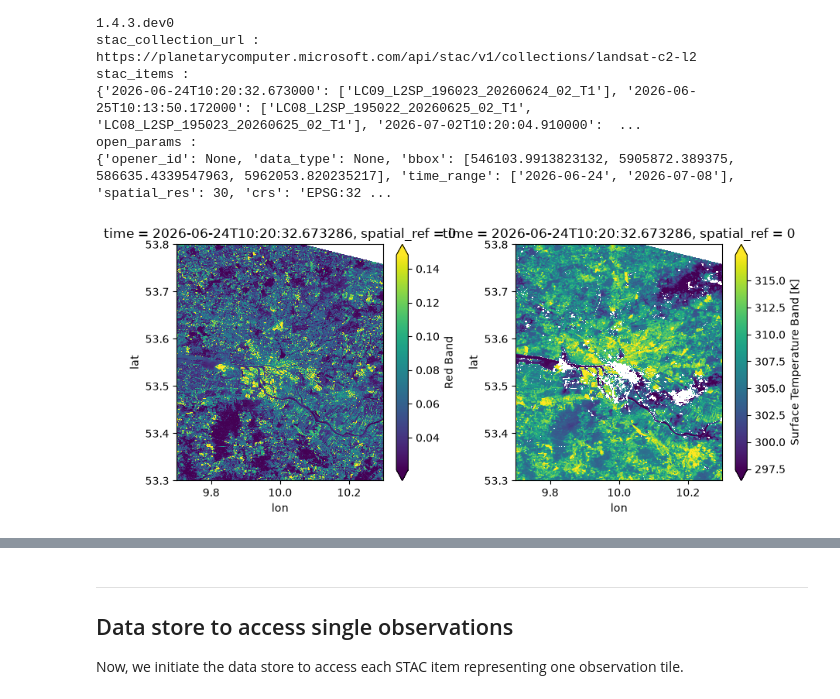
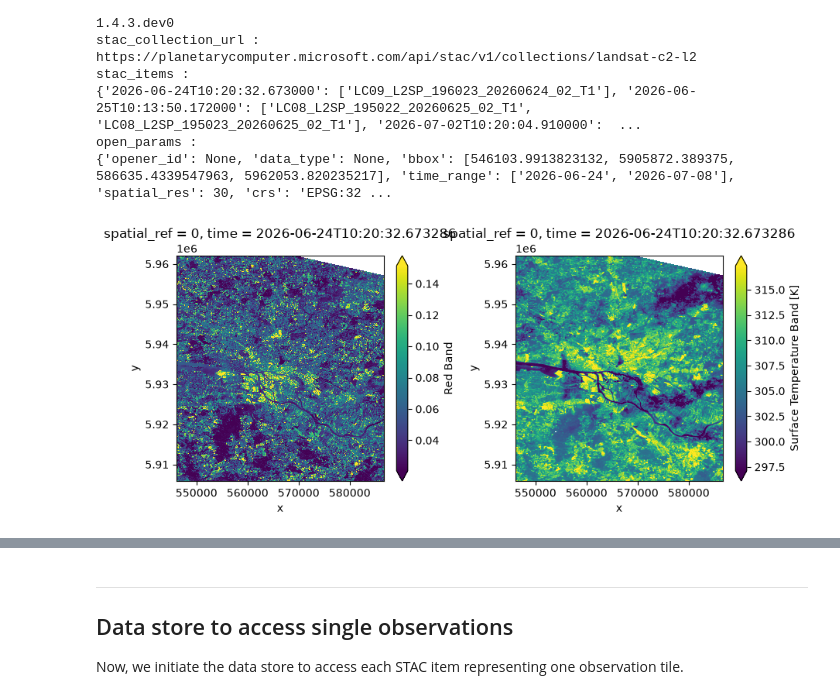
Before and after one commit to xcube-dev/xcube-stac, a Jupyter notebook: examples/notebooks/landsat_planetary_computer.ipynb, the cells around one changed output, grey strips where cells are left out. Drawn from its saved outputs; the diff is of its cells as text; code cells hidden in the pictures.

```diff
--- a/examples/notebooks/landsat_planetary_computer.ipynb
+++ b/examples/notebooks/landsat_planetary_computer.ipynb
@@ -284,9 +284,9 @@ open_params :
 # %%
 %%time
 fig, ax = plt.subplots(1, 2, figsize=(9, 4))
-ds.red.isel(time=0).plot(ax=ax[0], robust=True)
-ds.lwir11.isel(time=0).plot(ax=ax[1], robust=True)
+ds_utm.red.isel(time=0).plot(ax=ax[0], robust=True)
+ds_utm.lwir11.isel(time=0).plot(ax=ax[1], robust=True)
 plt.tight_layout()
 plt.show()
 # %% [output]
-[figure, old version]
+[figure, new version]
```
Also changed, not shown: parts of 1 cell of this notebook, 2 other files.
